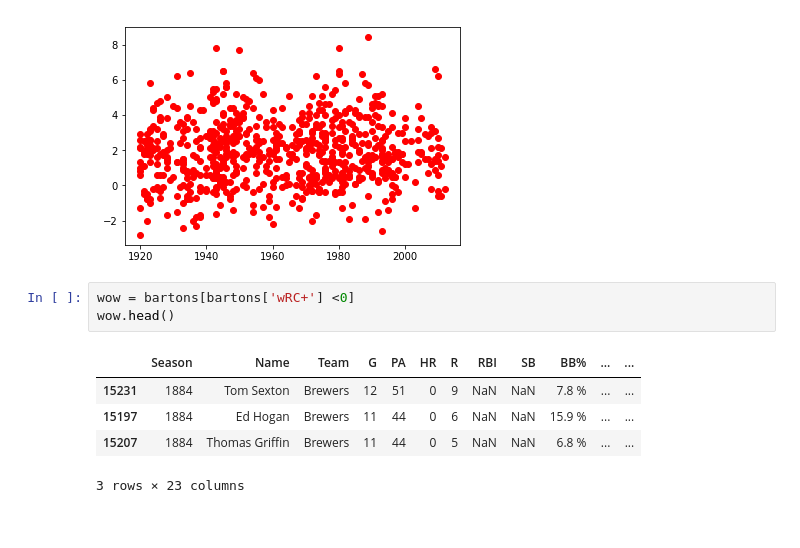
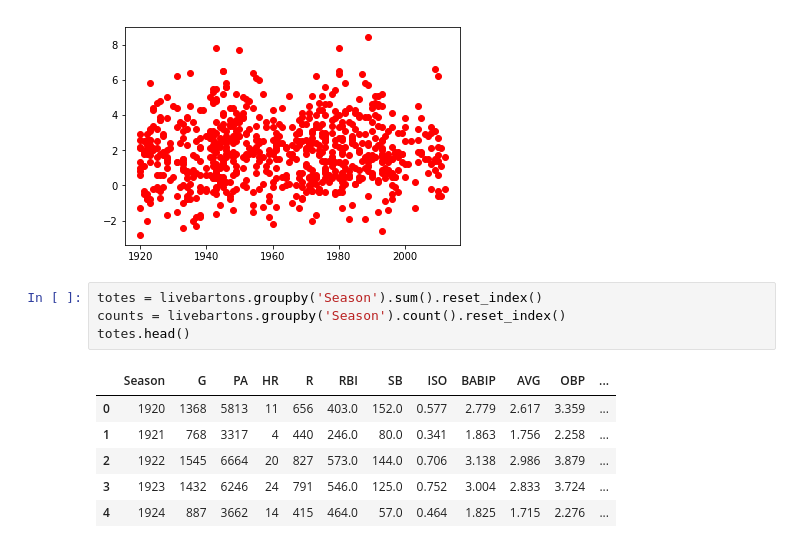
Before and after one commit to TrevorCap/Baseball, a Jupyter notebook: Barton.ipynb, the cells around one changed output. Drawn from its saved outputs; the diff is of its cells as text.

```diff
--- a/Barton.ipynb
+++ b/Barton.ipynb
@@ -61,12 +61,14 @@ plt.scatter(llivebartons.Season, llivebartons.WAR, c='r')
 # %% [output]
 <matplotlib.collections.PathCollection at 0x...>
 [figure]
-# %%
-wow = bartons[bartons['wRC+'] <0]
-wow.head()
-# %% [output]
-|  | Season | Name | Team | G | PA | HR | R | RBI | SB | BB% | ... | ... |
-| 15231 | 1884 | Tom Sexton | Brewers | 12 | 51 | 0 | 9 | NaN | NaN | 7.8 % | ... | ... |
-| 15197 | 1884 | Ed Hogan | Brewers | 11 | 44 | 0 | 6 | NaN | NaN | 15.9 % | ... | ... |
-| 15207 | 1884 | Thomas Griffin | Brewers | 11 | 44 | 0 | 5 | NaN | NaN | 6.8 % | ... | ... |
-3 rows × 23 columns
+# %%
+totes = livebartons.groupby('Season').sum().reset_index()
+counts = livebartons.groupby('Season').count().reset_index()
+totes.head()
+# %% [output]
+|  | Season | G | PA | HR | R | RBI | SB | ISO | BABIP | AVG | OBP | ... |
+| 0 | 1920 | 1368 | 5813 | 11 | 656 | 403.0 | 152.0 | 0.577 | 2.779 | 2.617 | 3.359 | ... |
+| 1 | 1921 | 768 | 3317 | 4 | 440 | 246.0 | 80.0 | 0.341 | 1.863 | 1.756 | 2.258 | ... |
+| 2 | 1922 | 1545 | 6664 | 20 | 827 | 573.0 | 144.0 | 0.706 | 3.138 | 2.986 | 3.879 | ... |
+| 3 | 1923 | 1432 | 6246 | 24 | 791 | 546.0 | 125.0 | 0.752 | 3.004 | 2.833 | 3.724 | ... |
+| 4 | 1924 | 887 | 3662 | 14 | 415 | 464.0 | 57.0 | 0.464 | 1.825 | 1.715 | 2.276 | ... |
```
Also changed, not shown: parts of 2 cells of this notebook, 1 other file.
